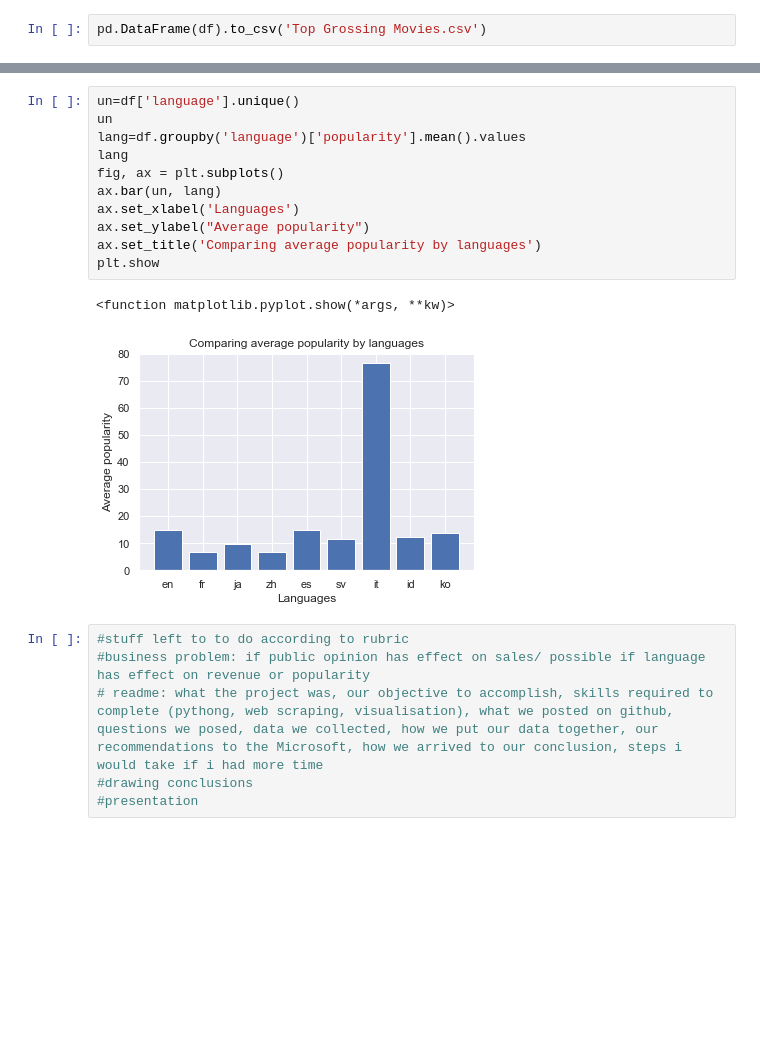
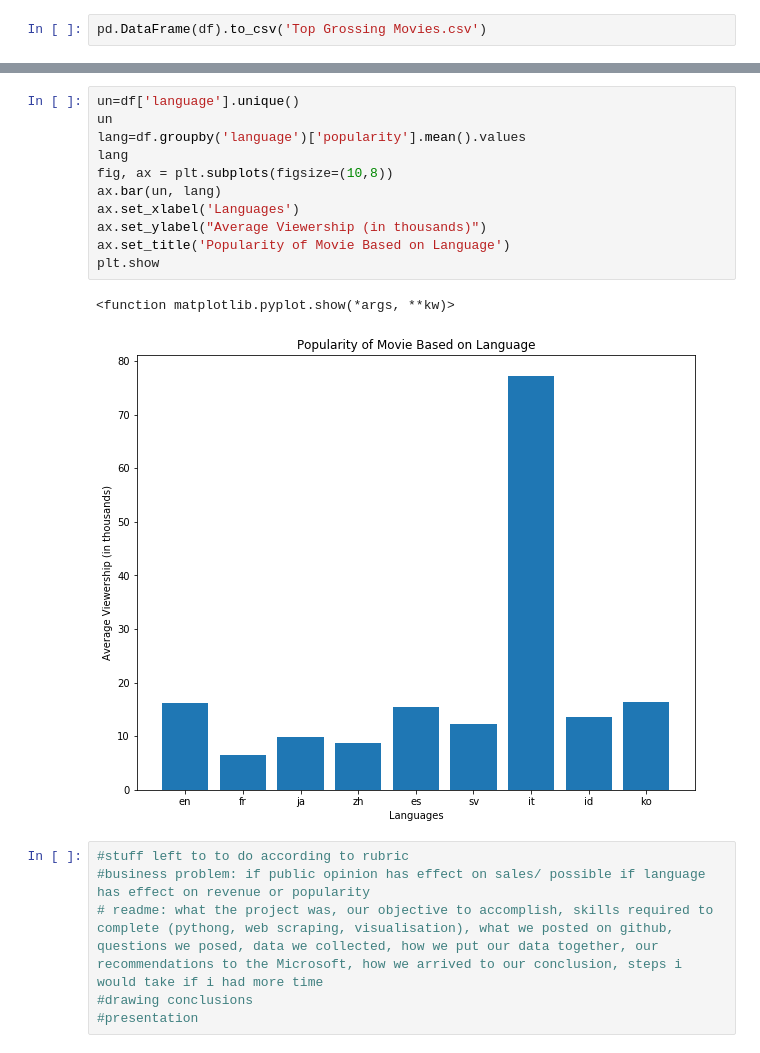
Before and after one commit to samraykhman/mod1mediaproject, a Jupyter notebook: Collection of Revenues.ipynb, the cells around one changed output, grey strips where cells are left out. Saved outputs shown, nothing was run; the diff lists cells and outputs as text; blank space fills up the shorter version.

```diff
--- a/Collection of Revenues.ipynb
+++ b/Collection of Revenues.ipynb
@@ -130,17 +196,17 @@ plt.show()
 # %%
 un=df['language'].unique()
 un
 lang=df.groupby('language')['popularity'].mean().values
 lang
-fig, ax = plt.subplots()
+fig, ax = plt.subplots(figsize=(10,8))
 ax.bar(un, lang)
 ax.set_xlabel('Languages')
-ax.set_ylabel("Average popularity")
-ax.set_title('Comparing average popularity by languages')
+ax.set_ylabel("Average Viewership (in thousands)")
+ax.set_title('Popularity of Movie Based on Language')
 plt.show
 # %% [output]
 <function matplotlib.pyplot.show(*args, **kw)>
-[figure, old version]
+[figure, new version]
 # %%
 #stuff left to to do according to rubric
 #business problem: if public opinion has effect on sales/ possible if language has effect on revenue or popularity
```
Also changed, not shown: parts of 14 cells of this notebook.
